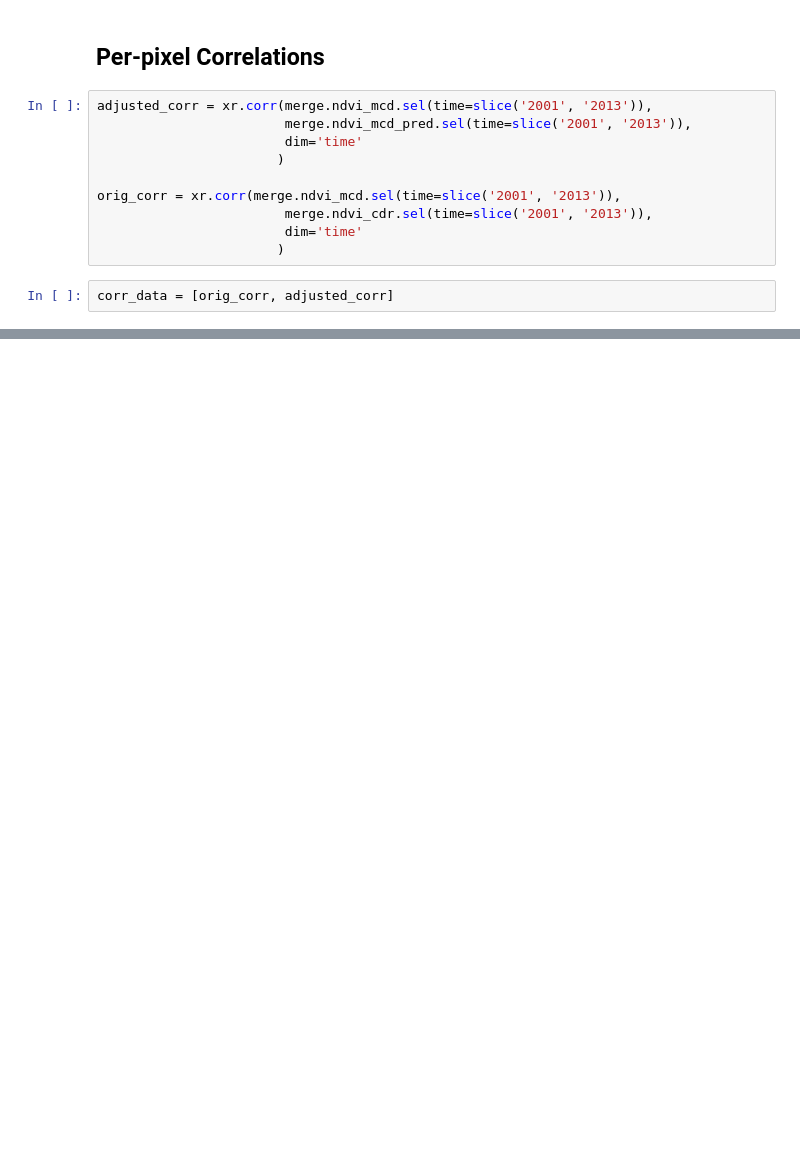
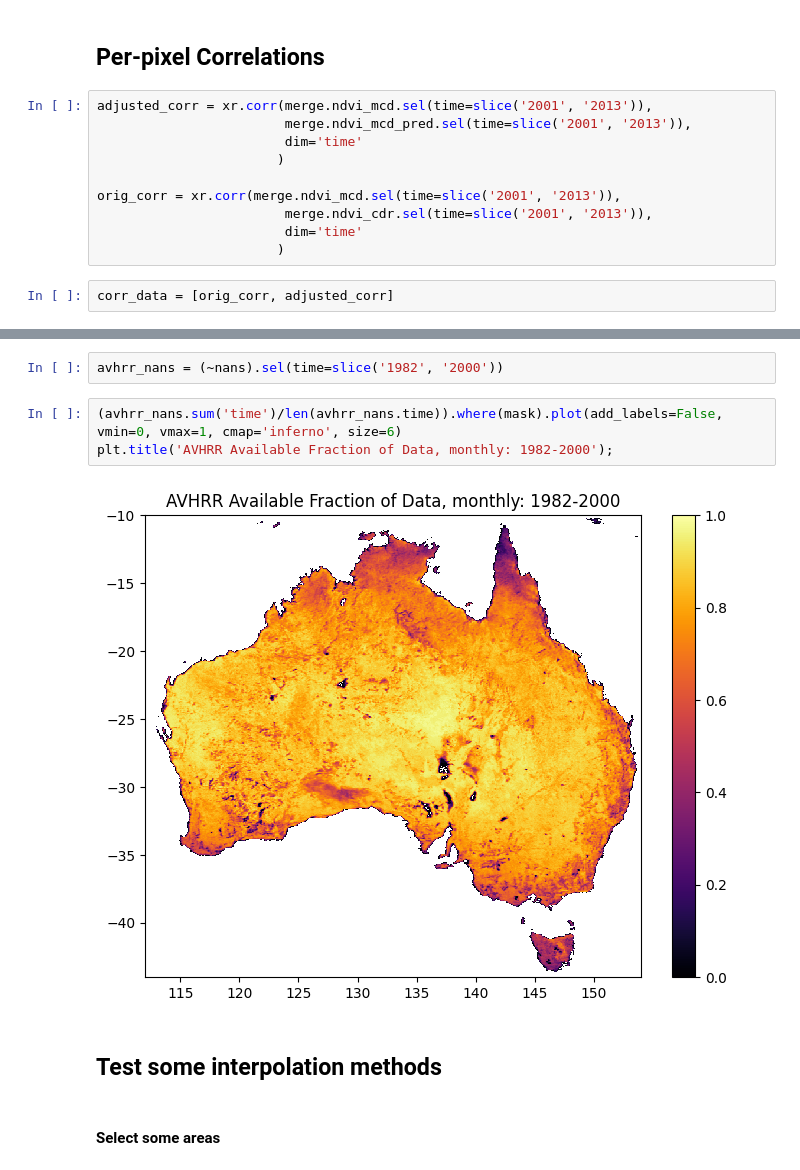
Before and after one commit to cbur24/climate-carbon-interactions, a Jupyter notebook: Harmonization_NDVI_plots.ipynb, the cells around one changed output, grey strips where cells are left out. Drawn from its saved outputs; the diff is of its cells as text; blank space fills up the shorter version.

```diff
--- a/Harmonization_NDVI_plots.ipynb
+++ b/Harmonization_NDVI_plots.ipynb
@@ -159,0 +249,11 @@ fig.colorbar(im, ax=axes.ravel().tolist(), pad=0.01, label='Correlation');
+# %%
+avhrr_nans = (~nans).sel(time=slice('1982', '2000'))
+# %%
+(avhrr_nans.sum('time')/len(avhrr_nans.time)).where(mask).plot(add_labels=False, vmin=0, vmax=1, cmap='inferno', size=6)
+plt.title('AVHRR Available Fraction of Data, monthly: 1982-2000');
+# %% [output]
+[figure, added]
+# %% [markdown]
+## Test some interpolation methods
+# %% [markdown]
+#### Select some areas
```
Also changed, not shown: parts of 40 cells of this notebook, 2 other files.
